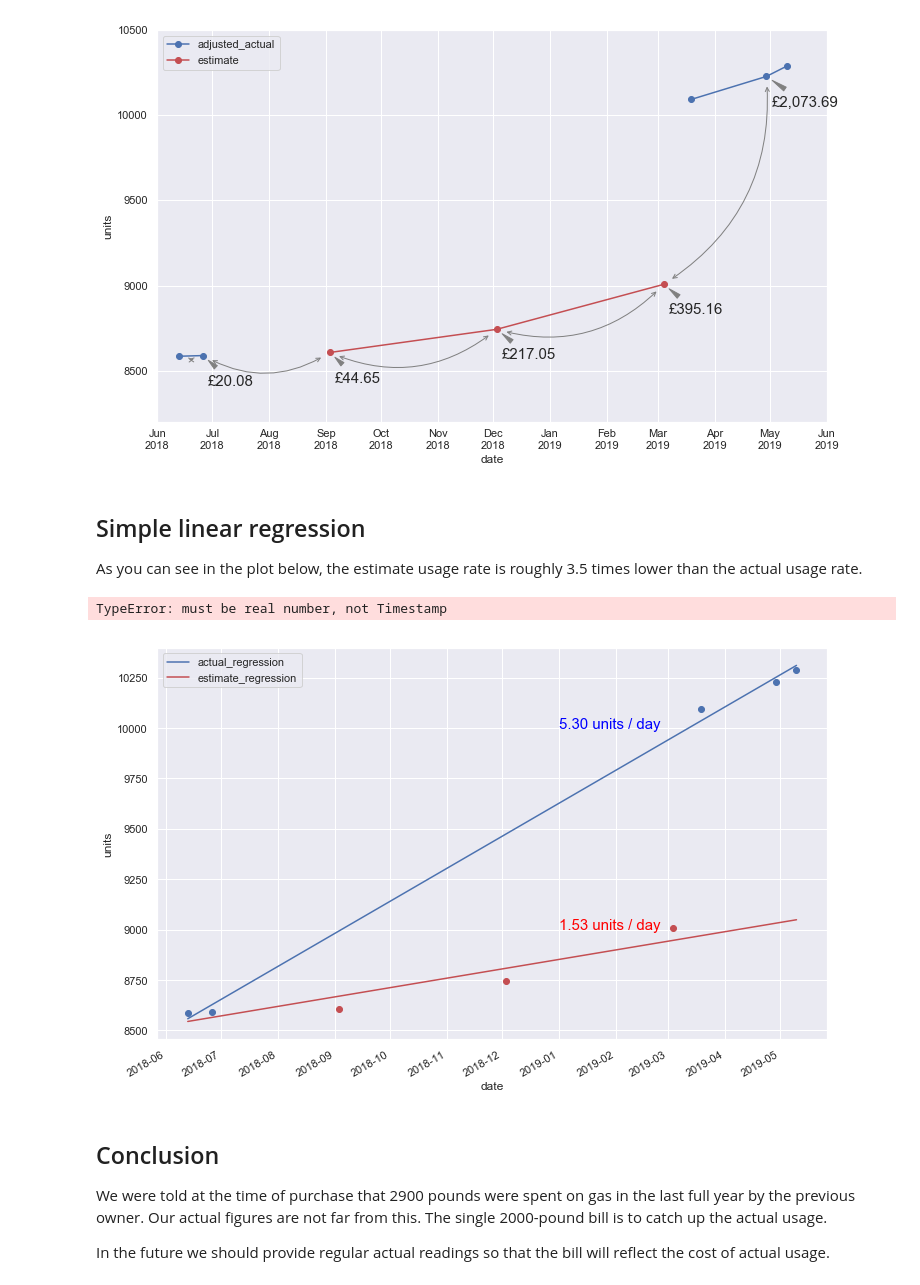
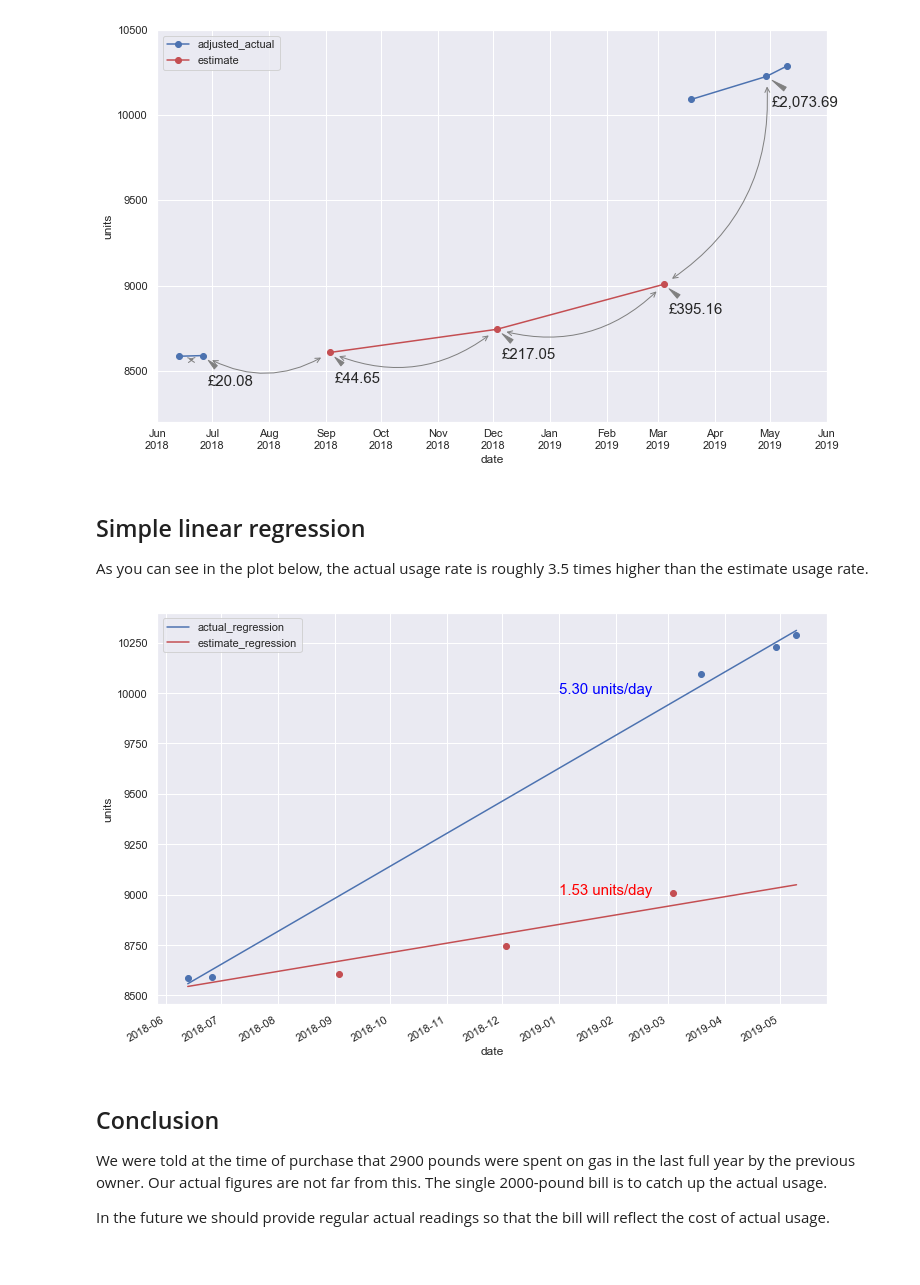
Before and after one commit to siongngiap/cem, a Jupyter notebook: cem_gas.ipynb, the cells around one changed output. Cells and saved outputs as stored; diff of their text form; code cells hidden in the pictures.

```diff
--- a/cem_gas.ipynb
+++ b/cem_gas.ipynb
@@ -62,8 +62,8 @@ The processed data is shown below.
 # %%
 # processed data
 df['date'] = pd.to_datetime(df.date, format='%Y-%m-%d')
-df['actual'] = pd.to_numeric(df.actual, downcast='unsigned')
-df['estimate'] = pd.to_numeric(df.estimate, downcast='unsigned')
+df['actual'] = pd.to_numeric(df.actual)
+df['estimate'] = pd.to_numeric(df.estimate)
 df['bill'].replace('', np.nan, inplace=True)
 # To make sense of rolled-over readings
 df['adjusted_actual'] = df.actual
@@ -113,34 +113,31 @@ for i, r in df.dropna(subset=['bill']).iterrows():
 [figure]
 # %% [markdown]
 ## Simple linear regression
-As you can see in the plot below, the estimate usage rate is roughly 3.5 times lower than the actual usage rate.
+As you can see in the plot below, the actual usage rate is roughly 3.5 times higher than the estimate usage rate.
 # %%
 # simple linear regression
 ## actual readings - remove dates where there's no actual readings
 actual_x = df[~df.adjusted_actual.isin([np.nan])].days.values
 actual_y = df.adjusted_actual.dropna().values
 actual_rate, actual_start = np.polyfit(actual_x, actual_y, 1)
 ## British Gas estimates - remove last three actual readings
 estimate_x = df.days.values[:-3]
 estimate_y = df.bill_reading.values[:-3]
 estimate_rate, estimate_start = np.polyfit(estimate_x, estimate_y, 1)
 ## Regression data
 regression_df = pd.DataFrame({
     'date': [df['date'].iloc[0], df['date'].iloc[-1]],
     'actual_regression': [actual_start, actual_rate * df['days'].iloc[-1] + actual_start],
     'estimate_regression': [estimate_start, estimate_rate * df['days'].iloc[-1] + estimate_start]
 })
 ## plot graph with regression lines
 ax2 = df.plot(x='date', y=['adjusted_actual', 'estimate'], style=['bo', 'ro'], figsize=(12,8), legend=False)
 ax2.set_ylabel('units')
 regression_df.plot(ax=ax2, x='date', style=['b', 'r'])
-#actual_df.plot(ax=ax2, x='date', color='lightblue')
-ax2.annotate('{:.2f} units / day'.format(actual_rate), (pd.Timestamp('2019-01-01'), 10000), color='blue', fontsize=15)
-#estimate_df.plot(ax=ax2, x='date', color='pink')
-ax2.annotate('{:.2f} units / day'.format(estimate_rate), (pd.Timestamp('2019-01-01'), 9000), color='red', fontsize=15)
+_ = ax2.annotate('{:.2f} units/day'.format(actual_rate), (dates.date2num(pd.Timestamp('2019-01-01')), 10000), color='blue', fontsize=15)
+_ = ax2.annotate('{:.2f} units/day'.format(estimate_rate), (dates.date2num(pd.Timestamp('2019-01-01')), 9000), color='red', fontsize=15)
 # %% [output]
-TypeError: must be real number, not Timestamp
-[figure, old version]
+[figure, new version]
 # %% [markdown]
 ## Conclusion
 We were told at the time of purchase that 2900 pounds were spent on gas in the last full year by the previous owner. Our actual figures are not far from this. The single 2000-pound bill is to catch up the actual usage.
```
